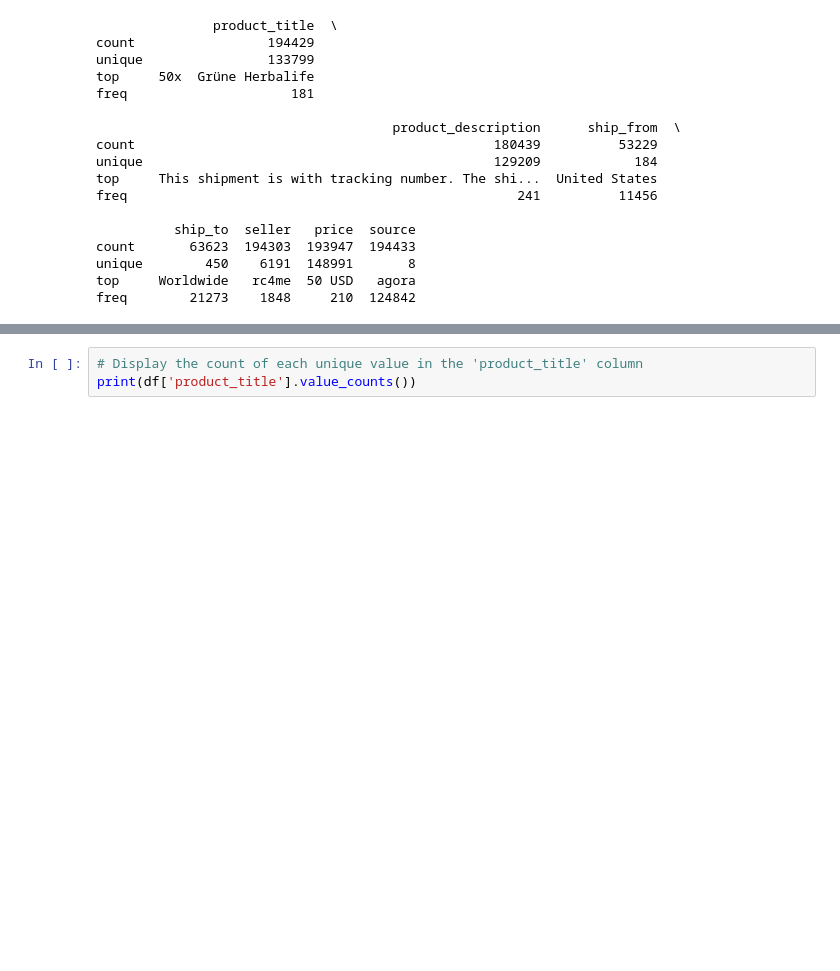
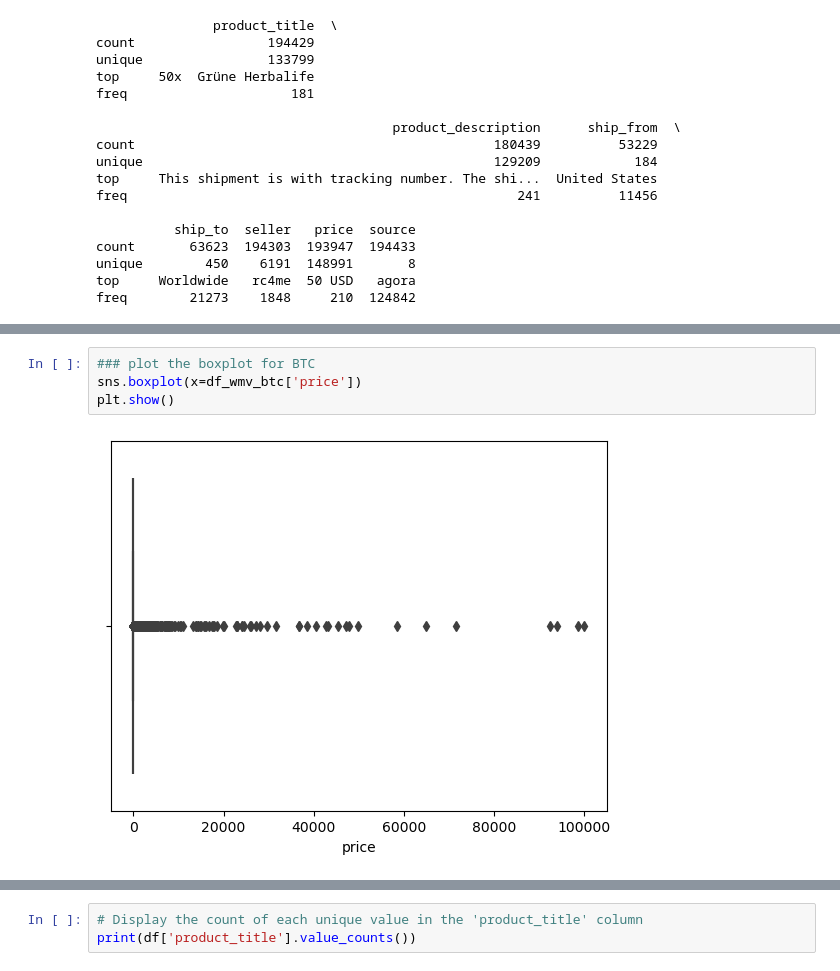
Before and after one commit to davide-beltrame/cybercrime-aho, a Jupyter notebook: main.ipynb, the cells around one changed output, grey strips where cells are left out. Saved outputs shown, nothing was run; the diff lists cells and outputs as text; blank space fills up the shorter version.

```diff
--- a/main.ipynb
+++ b/main.ipynb
@@ -128,0 +291,6 @@ Index: []
+# %%
+### plot the boxplot for BTC
+sns.boxplot(x=df_wmv_btc['price'])
+plt.show()
+# %% [output]
+[figure, added]
```
Also changed, not shown: parts of 31 cells of this notebook.
